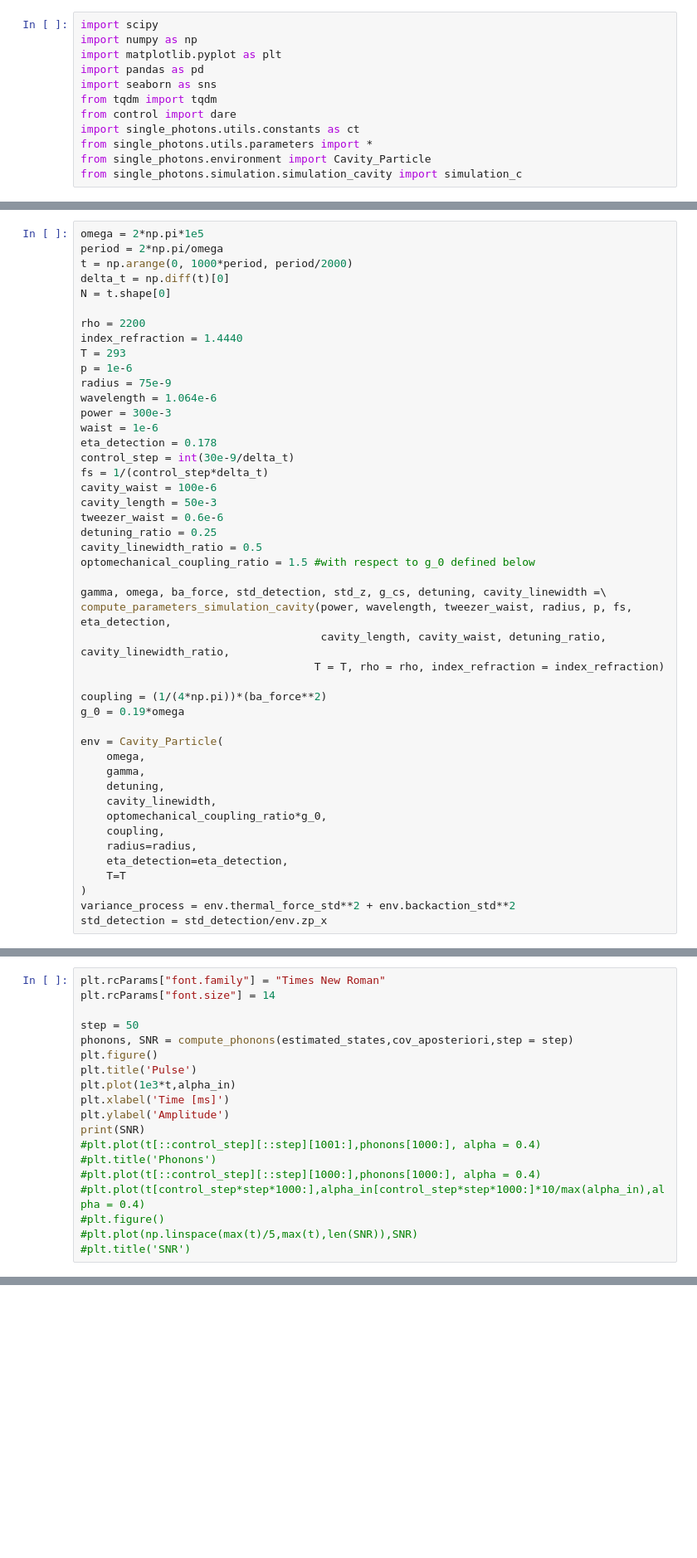
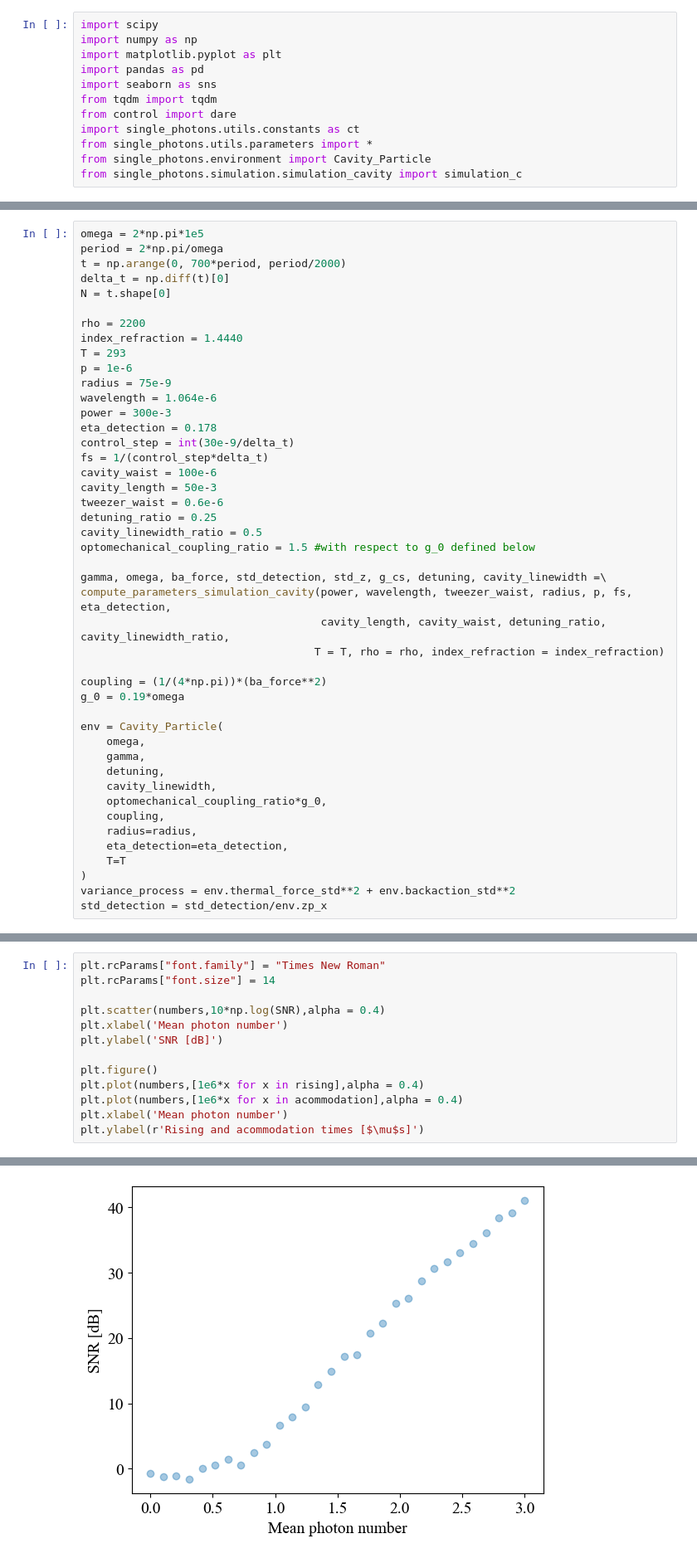
Before and after one commit to QuantumAdventures/single-photons, a Jupyter notebook: notebooks/5. SNR calculation and parameter space scanning.ipynb, the cells around one changed output, grey strips where cells are left out. Shown: that part at 83% size. Drawn from its saved outputs; the diff is of its cells as text; blank space fills up the shorter version.

```diff
--- a/notebooks/5. SNR calculation and parameter space scanning.ipynb
+++ b/notebooks/5. SNR calculation and parameter space scanning.ipynb
@@ -73,7 +119,7 @@ SyntaxError: invalid syntax. Perhaps you forgot a comma? (4163002476.py, line 11
 # %%
 omega = 2*np.pi*1e5
 period = 2*np.pi/omega
-t = np.arange(0, 1000*period, period/2000)
+t = np.arange(0, 700*period, period/2000)
 delta_t = np.diff(t)[0]
 N = t.shape[0]
 
@@ -84,7 +130,6 @@ p = 1e-6
 radius = 75e-9
 wavelength = 1.064e-6
 power = 300e-3
-waist = 1e-6
 eta_detection = 0.178
 control_step = int(30e-9/delta_t)
 fs = 1/(control_step*delta_t)
@@ -180,19 +220,0 @@ plt.plot(t[int(N/5):],estimated_states[int(N/5):,2],alpha = 0.4)
-# %%
-plt.rcParams["font.family"] = "Times New Roman"
-plt.rcParams["font.size"] = 14
-
-step = 50
-phonons, SNR = compute_phonons(estimated_states,cov_aposteriori,step = step)
-plt.figure()
-plt.title('Pulse')
-plt.plot(1e3*t,alpha_in)
-plt.xlabel('Time [ms]')
-plt.ylabel('Amplitude')
-print(SNR)
-#plt.plot(t[::control_step][::step][1001:],phonons[1000:], alpha = 0.4)
-#plt.title('Phonons')
-#plt.plot(t[::control_step][::step][1000:],phonons[1000:], alpha = 0.4)
-#plt.plot(t[control_step*step*1000:],alpha_in[control_step*step*1000:]*10/max(alpha_in),alpha = 0.4)
-#plt.figure()
-#plt.plot(np.linspace(max(t)/5,max(t),len(SNR)),SNR)
-#plt.title('SNR')
@@ -207,0 +221,14 @@ print(SNR)
+# %%
+plt.rcParams["font.family"] = "Times New Roman"
+plt.rcParams["font.size"] = 14
+
+plt.scatter(numbers,10*np.log(SNR),alpha = 0.4)
+plt.xlabel('Mean photon number')
+plt.ylabel('SNR [dB]')
+
+plt.figure()
+plt.plot(numbers,[1e6*x for x in rising],alpha = 0.4)
+plt.plot(numbers,[1e6*x for x in acommodation],alpha = 0.4)
+plt.xlabel('Mean photon number')
+plt.ylabel(r'Rising and acommodation times [$\mu$s]')
+# %% [output]
@@ -207,0 +236 @@ print(SNR)
+[figure, added]
```
Also changed, not shown: parts of 9 cells of this notebook.
